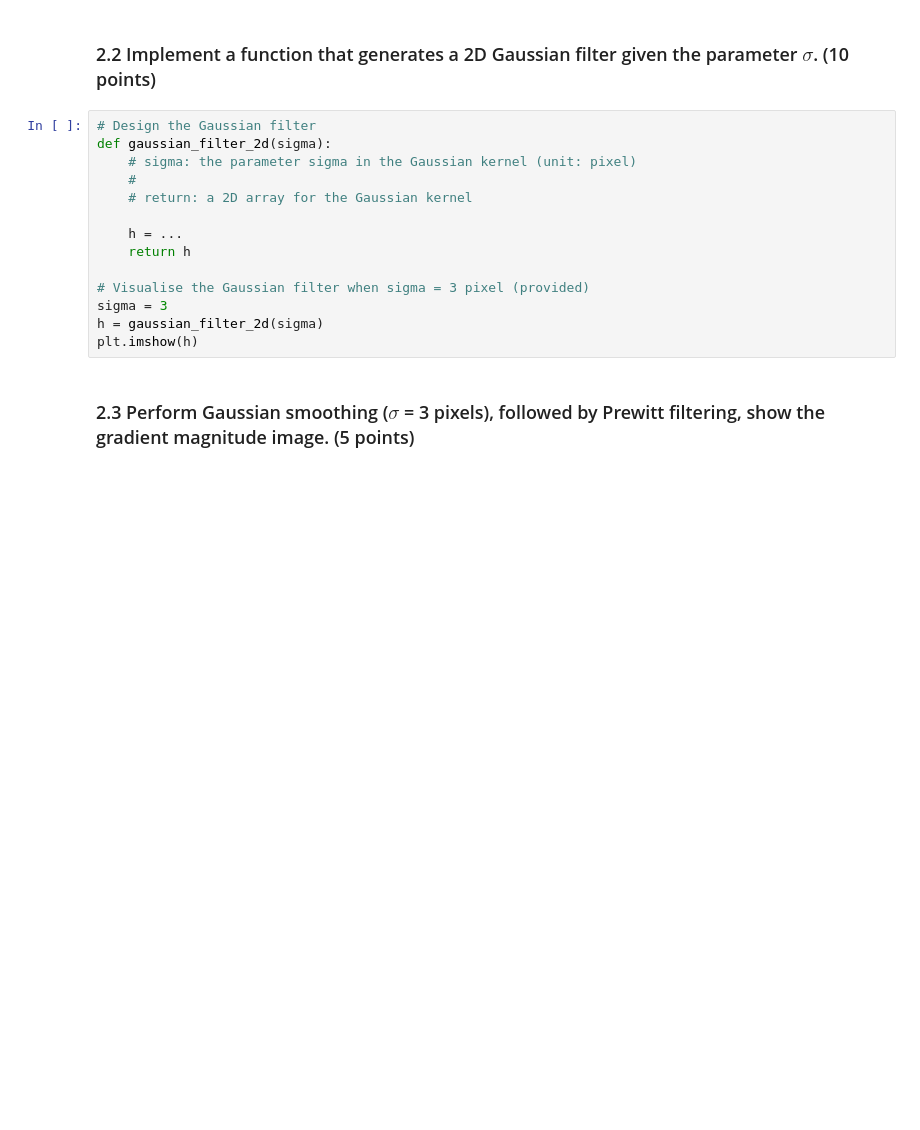
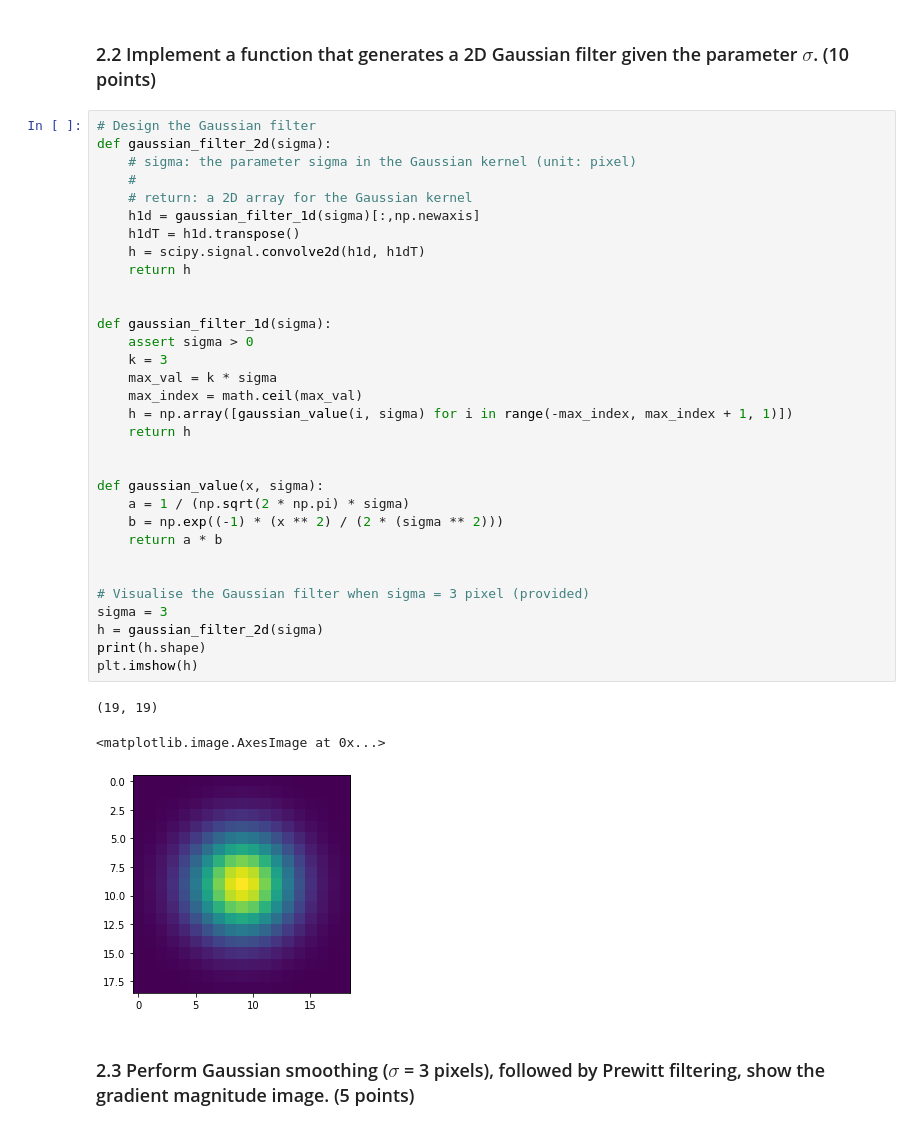
Before and after one commit to annnnnnnnnnie/Computer_Vision_2022, a Jupyter notebook: coursework_01/coursework_01.ipynb, the cells around one changed output. Drawn from its saved outputs; the diff is of its cells as text; blank space fills up the shorter version.

```diff
--- a/coursework_01/coursework_01.ipynb
+++ b/coursework_01/coursework_01.ipynb
@@ -156,17 +177,39 @@ NameError: name 'grad_mag' is not defined
 # %%
 # Design the Gaussian filter
 def gaussian_filter_2d(sigma):
     # sigma: the parameter sigma in the Gaussian kernel (unit: pixel)
     #
     # return: a 2D array for the Gaussian kernel
+    h1d = gaussian_filter_1d(sigma)[:,np.newaxis]
+    h1dT = h1d.transpose()
+    h = scipy.signal.convolve2d(h1d, h1dT)
+    return h
 
-    h = ...
+
+def gaussian_filter_1d(sigma):
+    assert sigma > 0
+    k = 3
+    max_val = k * sigma
+    max_index = math.ceil(max_val)
+    h = np.array([gaussian_value(i, sigma) for i in range(-max_index, max_index + 1, 1)])
     return h
+
+
+def gaussian_value(x, sigma):
+    a = 1 / (np.sqrt(2 * np.pi) * sigma)
+    b = np.exp((-1) * (x ** 2) / (2 * (sigma ** 2)))
+    return a * b
+
 
 # Visualise the Gaussian filter when sigma = 3 pixel (provided)
 sigma = 3
 h = gaussian_filter_2d(sigma)
+print(h.shape)
 plt.imshow(h)
+# %% [output]
+(19, 19)
+<matplotlib.image.AxesImage at 0x...>
+[figure, added]
 # %% [markdown]
 ### 2.3 Perform Gaussian smoothing ($\sigma$ = 3 pixels), followed by Prewitt filtering, show the gradient magnitude image. (5 points)
 # %%
```
Also changed, not shown: parts of 11 cells of this notebook, 4 other files.
